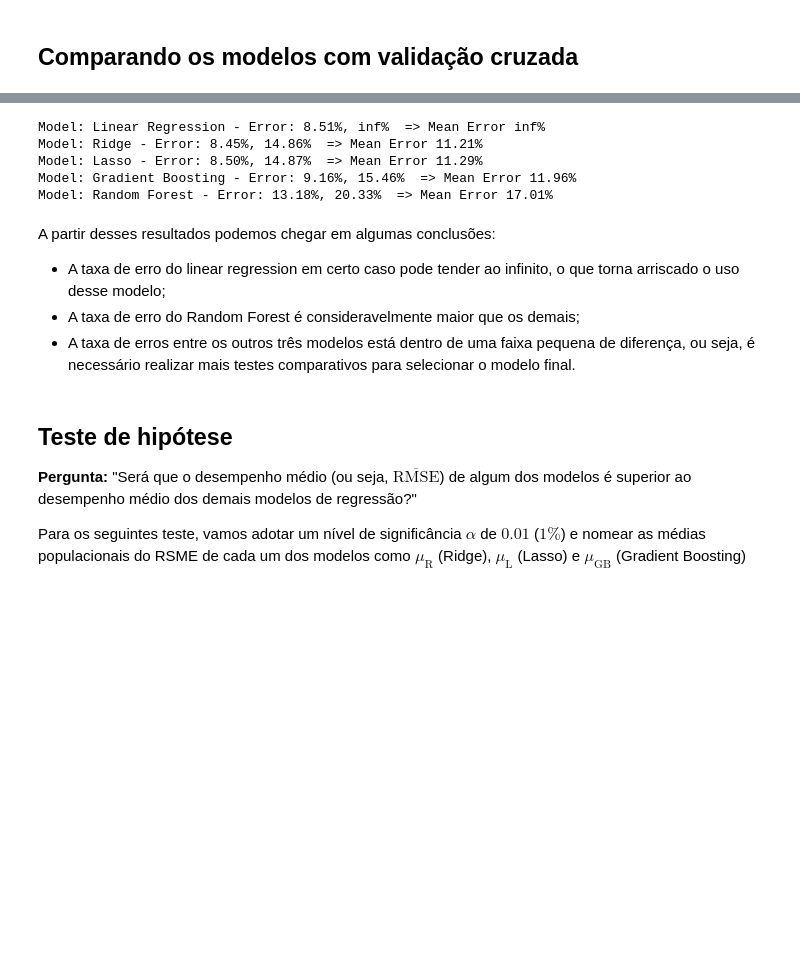
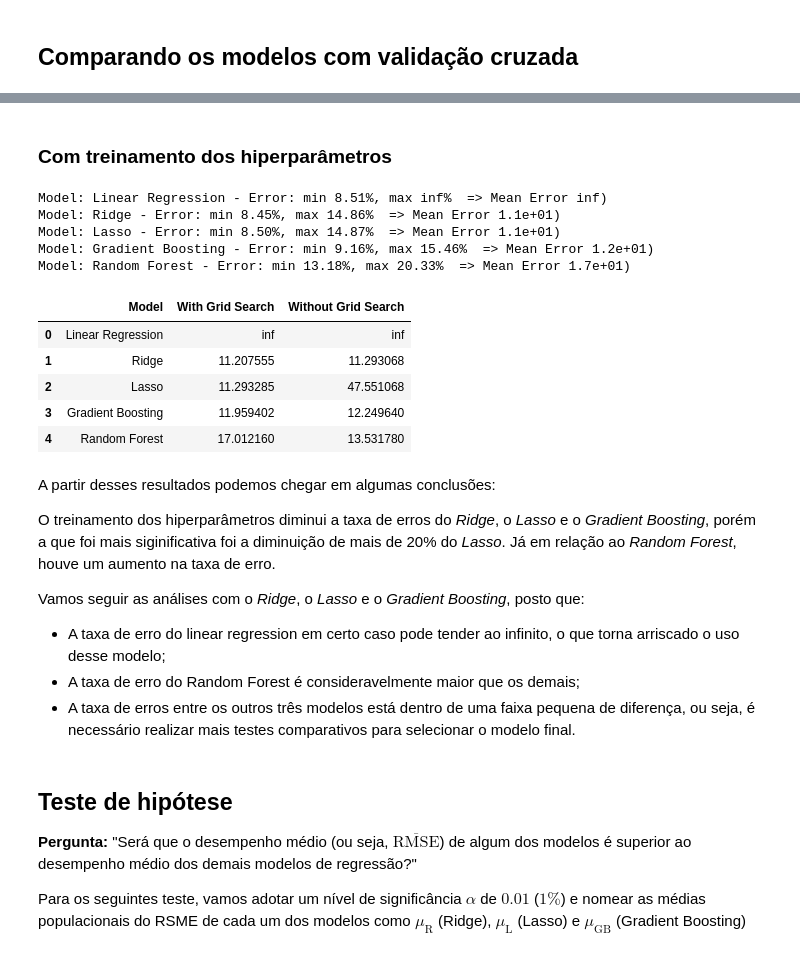
Before and after one commit to alanmath/ames, a Jupyter notebook: notebooks/04_modelagem.ipynb, the cells around one changed output, grey strips where cells are left out. Drawn from its saved outputs; the diff is of its cells as text; code cells hidden in the pictures; blank space fills up the shorter version.

```diff
--- a/notebooks/04_modelagem.ipynb
+++ b/notebooks/04_modelagem.ipynb
@@ -249,5 +294,7 @@ from sklearn.metrics import mean_squared_error
+# %% [markdown]
+### Com treinamento dos hiperparâmetros
 # %%
-models = {
+models_gs = {
     "Linear Regression": LinearRegression(),
     "Ridge": Ridge(alpha= 10.0, fit_intercept= True, solver= 'svd', tol= 0.001, random_state=RANDOM_SEED),
     "Lasso": Lasso(alpha=0.00001, fit_intercept=True, max_iter=100000, random_state=RANDOM_SEED),
@@ -260,13 +307,16 @@ def erro_percentual(score):
 
 model_scores = {}
 pipelines = []
-for model_name, model in models.items():
+
+for model_name, model in models_gs.items():
     # Criando o pipeline com normalização e o modelo
     pipeline = Pipeline([
         ('scaler', StandardScaler()),
         ('model', model)
     ])
+
     pipelines.append(pipeline)
+
 
     # Validação Cruzada
     scores = cross_val_score(pipeline, Xtrain, ytrain,
@@ -282,11 +332,11 @@ for model_name, model in models.items():
 
 
     # Imprimindo o resultado
-    print(f'Model: {model_name} - Error: {error_percent_min:.2f}%, {error_percent_max:.2f}%  => Mean Error {error_percent_mean:.2f}%')
+    print(f'Model: {model_name} - Error: min {error_percent_min:.2f}%, max {error_percent_max:.2f}%  => Mean Error {error_percent_mean:.2f}')
 # %% [output]
-Model: Linear Regression - Error: 8.51%, inf%  => Mean Error inf%
-Model: Ridge - Error: 8.45%, 14.86%  => Mean Error 11.21%
-Model: Lasso - Error: 8.50%, 14.87%  => Mean Error 11.29%
-Model: Gradient Boosting - Error: 9.16%, 15.46%  => Mean Error 11.96%
-Model: Random Forest - Error: 13.18%, 20.33%  => Mean Error 17.01%
+Model: Linear Regression - Error: min 8.51%, max inf%  => Mean Error inf)
+Model: Ridge - Error: min 8.45%, max 14.86%  => Mean Error 1.1e+01)
+Model: Lasso - Error: min 8.50%, max 14.87%  => Mean Error 1.1e+01)
+Model: Gradient Boosting - Error: min 9.16%, max 15.46%  => Mean Error 1.2e+01)
+Model: Random Forest - Error: min 13.18%, max 20.33%  => Mean Error 1.7e+01)
 # %%
@@ -300,6 +352,26 @@ for model_name, pipeline in zip(model_names, pipelines):
+# %%
+comparativo = pd.DataFrame()
+comparativo['Model'] = model_scores.keys()
+with_grid_search = [erro_percentual(scores.mean()) for scores in model_scores.values()]
+comparativo['With Grid Search'] = with_grid_search
+
+without_grid_search = [erro_percentual(scores.mean()) for scores in model_scores_plain.values()]
+
+comparativo['Without Grid Search'] = without_grid_search
+comparativo.head()
+# %% [output]
+|  | Model | With Grid Search | Without Grid Search |
+| 0 | Linear Regression | inf | inf |
+| 1 | Ridge | 11.207555 | 11.293068 |
+| 2 | Lasso | 11.293285 | 47.551068 |
+| 3 | Gradient Boosting | 11.959402 | 12.249640 |
+| 4 | Random Forest | 17.012160 | 13.531780 |
 # %% [markdown]
 A partir desses resultados podemos chegar em algumas conclusões:
 
+O treinamento dos hiperparâmetros diminui a taxa de erros do *Ridge*, o *Lasso* e o *Gradient Boosting*, porém a que foi mais siginificativa foi a diminuição de mais de 20% do *Lasso*. Já em relação ao *Random Forest*, houve um aumento na taxa de erro.
+
+Vamos seguir as análises com o *Ridge*, o *Lasso* e o *Gradient Boosting*, posto que:
 * A taxa de erro do linear regression em certo caso pode tender ao infinito, o que torna arriscado o uso desse modelo;
 * A taxa de erro do Random Forest é consideravelmente maior que os demais;
 * A taxa de erros entre os outros três modelos está dentro de uma faixa pequena de diferença, ou seja, é necessário realizar mais testes comparativos para selecionar o modelo final.
```
Also changed, not shown: parts of 16 cells of this notebook.
